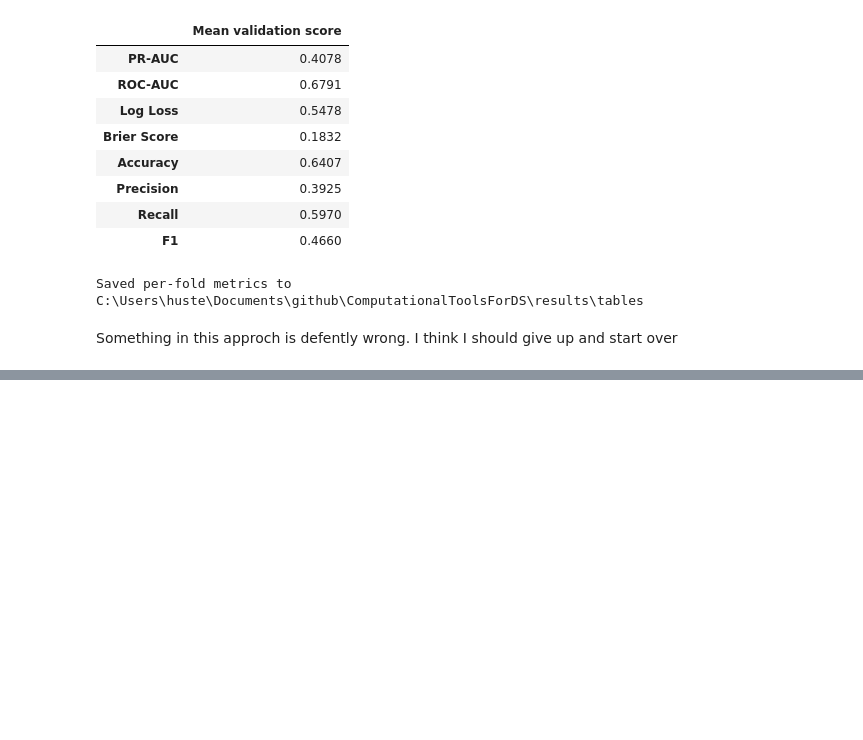
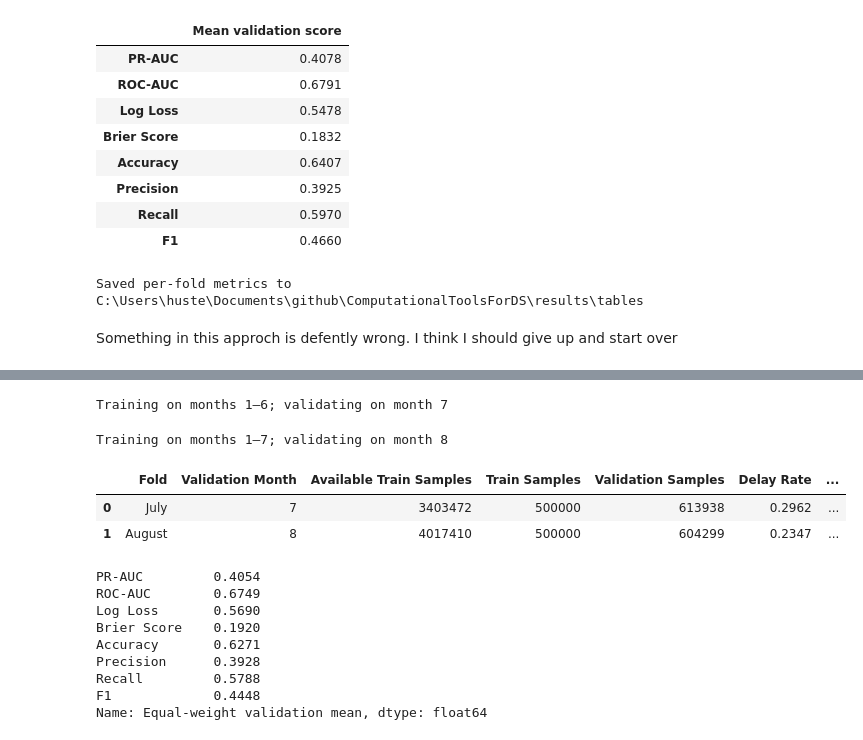
Before and after one commit to Smaash7/ComputationalToolsForDS, a Jupyter notebook: notebooks/04b_predicting_delays.ipynb, the cells around one changed output, grey strips where cells are left out. Cells and saved outputs as stored; diff of their text form; code cells hidden in the pictures; blank space fills up the shorter version.

```diff
--- a/notebooks/Archive/04c_predicting_delays.ipynb
+++ b/notebooks/04b_predicting_delays.ipynb
@@ -915,0 +920,62 @@ Something in this approch is defently wrong. I think I should give up and start
+# %%
+from sklearn.compose import ColumnTransformer
+from sklearn.impute import SimpleImputer
+from sklearn.neural_network import MLPClassifier
+from sklearn.pipeline import make_pipeline
+from sklearn.preprocessing import OneHotEncoder, StandardScaler
+from threadpoolctl import threadpool_limits
+
+NN_SAMPLE_SIZE = 500_000
+NN_THRESHOLD = 0.3  # Exploratory: selected for the EBM, not this network.
+NN_FEATURES = FEATURE_CONFIGS["Baseline + RQ1 + RQ2"]
+NN_CATEGORICAL = ["op_unique_carrier", "route_cluster", "origin_community", "dest_community"]
+NN_NUMERIC = [feature for feature in NN_FEATURES if feature not in NN_CATEGORICAL]
+
+nn_rows = []
+for fold in VALIDATION_FOLDS:
+    train, val, available = prepare_fold(rq3_df, fold, NN_SAMPLE_SIZE, RANDOM_STATE)
+    X_train = train[NN_FEATURES].copy()
+    X_val = val[NN_FEATURES].copy()
+    for col in NN_CATEGORICAL:
+        X_train[col] = X_train[col].astype(object).fillna("__missing__")
+        X_val[col] = X_val[col].astype(object).fillna("__missing__")
+
+    preprocessing = ColumnTransformer([
+        ("numeric", make_pipeline(SimpleImputer(strategy="median"), StandardScaler()), NN_NUMERIC),
+        ("categorical", OneHotEncoder(handle_unknown="ignore"), NN_CATEGORICAL),
+    ], sparse_threshold=1.0)
+    nn_model = make_pipeline(preprocessing, MLPClassifier(
+        hidden_layer_sizes=(32, 16), max_iter=50, batch_size=1024,
+        random_state=RANDOM_STATE,
+    ))
+    print(f"Training on months 1–{max(fold['train_months'])}; validating on month {fold['validation_month']}", flush=True)
+    start = time.perf_counter()
+    with threadpool_limits(limits=4):
+        nn_model.fit(X_train, train["late_arrival"])
+        metrics = evaluate_model(nn_model, X_val, val["late_arrival"], threshold=NN_THRESHOLD)
+    nn_rows.append({
+        "Fold": fold["fold"], "Validation Month": fold["validation_month"],
+        "Available Train Samples": available, "Train Samples": len(train),
+        "Validation Samples": len(val), "Delay Rate": val["late_arrival"].mean(),
+        "Threshold": NN_THRESHOLD, "Seconds": time.perf_counter() - start, **metrics,
+    })
+
+nn_results = pd.DataFrame(nn_rows)
+nn_metrics = ["PR-AUC", "ROC-AUC", "Log Loss", "Brier Score", "Accuracy", "Precision", "Recall", "F1"]
+display(nn_results.round(4))
+display(nn_results[nn_metrics].mean().rename("Equal-weight validation mean").round(4))
+# %% [output]
+Training on months 1–6; validating on month 7
+Training on months 1–7; validating on month 8
+|  | Fold | Validation Month | Available Train Samples | Train Samples | Validation Samples | Delay Rate | ... |
+| 0 | July | 7 | 3403472 | 500000 | 613938 | 0.2962 | ... |
+| 1 | August | 8 | 4017410 | 500000 | 604299 | 0.2347 | ... |
+PR-AUC         0.4054
+ROC-AUC        0.6749
+Log Loss       0.5690
+Brier Score    0.1920
+Accuracy       0.6271
+Precision      0.3928
+Recall         0.5788
+F1             0.4448
+Name: Equal-weight validation mean, dtype: float64
```
Also changed, not shown: parts of 1 cell of this notebook, 3 other files.
